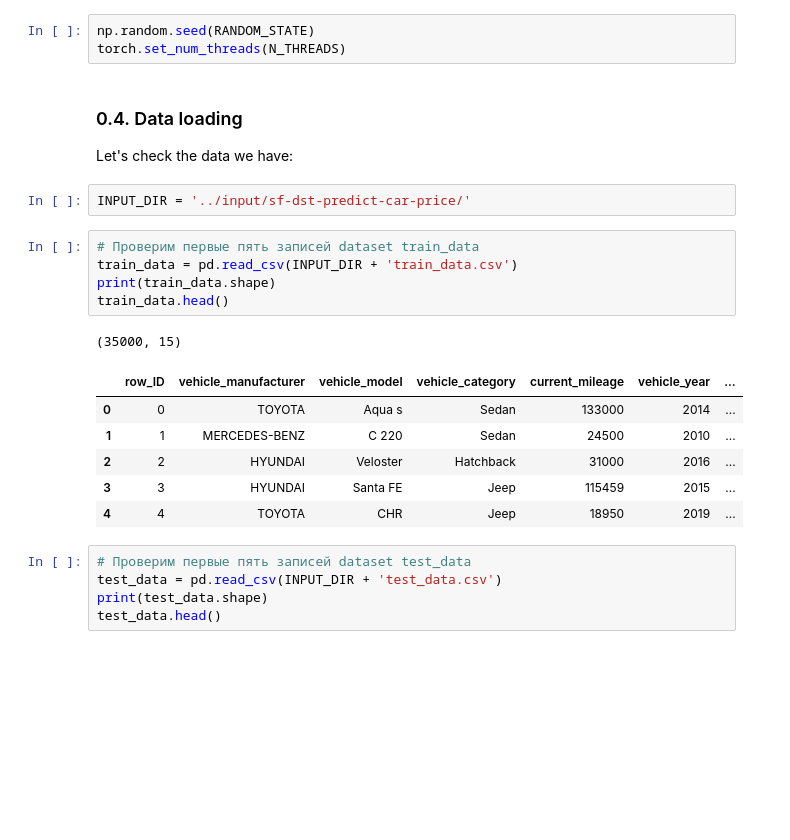
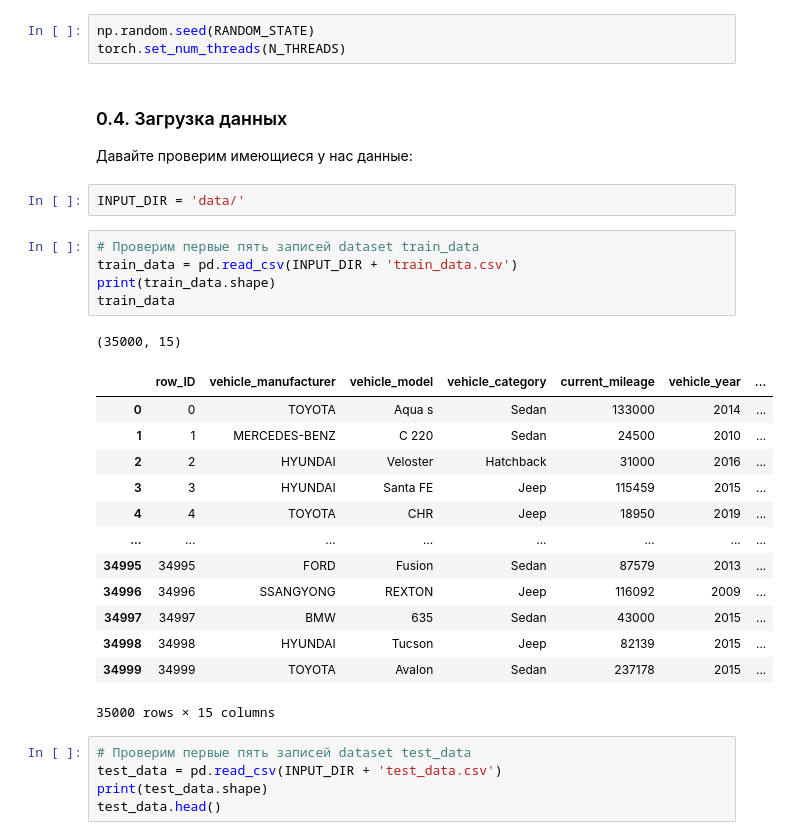
Before and after one commit to Licharg/SkillFactory, a Jupyter notebook: Tasks/Task_06/Task_06_Predict_Car_Price.ipynb, the cells around one changed output. Drawn from its saved outputs; the diff is of its cells as text; blank space fills up the shorter version.

```diff
--- a/Tasks/Task_06/Task_06_Predict_Car_Price.ipynb
+++ b/Tasks/Task_06/Task_06_Predict_Car_Price.ipynb
@@ -108,24 +86,31 @@ TARGET_NAME = 'final_price'
 # %%
 np.random.seed(RANDOM_STATE)
 torch.set_num_threads(N_THREADS)
-# %% [markdown]
-### 0.4. Data loading
-Let's check the data we have:
-# %%
-INPUT_DIR = '../input/sf-dst-predict-car-price/'
+# %% [markdown]
+### 0.4. Загрузка данных
+Давайте проверим имеющиеся у нас данные:
+# %%
+INPUT_DIR = 'data/'
 # %%
 # Проверим первые пять записей dataset train_data
 train_data = pd.read_csv(INPUT_DIR + 'train_data.csv')
 print(train_data.shape)
-train_data.head()
+train_data
 # %% [output]
 (35000, 15)
 |  | row_ID | vehicle_manufacturer | vehicle_model | vehicle_category | current_mileage | vehicle_year | ... |
 | 0 | 0 | TOYOTA | Aqua s | Sedan | 133000 | 2014 | ... |
 | 1 | 1 | MERCEDES-BENZ | C 220 | Sedan | 24500 | 2010 | ... |
 | 2 | 2 | HYUNDAI | Veloster | Hatchback | 31000 | 2016 | ... |
 | 3 | 3 | HYUNDAI | Santa FE | Jeep | 115459 | 2015 | ... |
 | 4 | 4 | TOYOTA | CHR | Jeep | 18950 | 2019 | ... |
+| ... | ... | ... | ... | ... | ... | ... | ... |
+| 34995 | 34995 | FORD | Fusion | Sedan | 87579 | 2013 | ... |
+| 34996 | 34996 | SSANGYONG | REXTON | Jeep | 116092 | 2009 | ... |
+| 34997 | 34997 | BMW | 635 | Sedan | 43000 | 2015 | ... |
+| 34998 | 34998 | HYUNDAI | Tucson | Jeep | 82139 | 2015 | ... |
+| 34999 | 34999 | TOYOTA | Avalon | Sedan | 237178 | 2015 | ... |
+35000 rows × 15 columns
 # %%
 # Проверим первые пять записей dataset test_data
 test_data = pd.read_csv(INPUT_DIR + 'test_data.csv')
```
Also changed, not shown: parts of 21 cells of this notebook, 1 other file.
